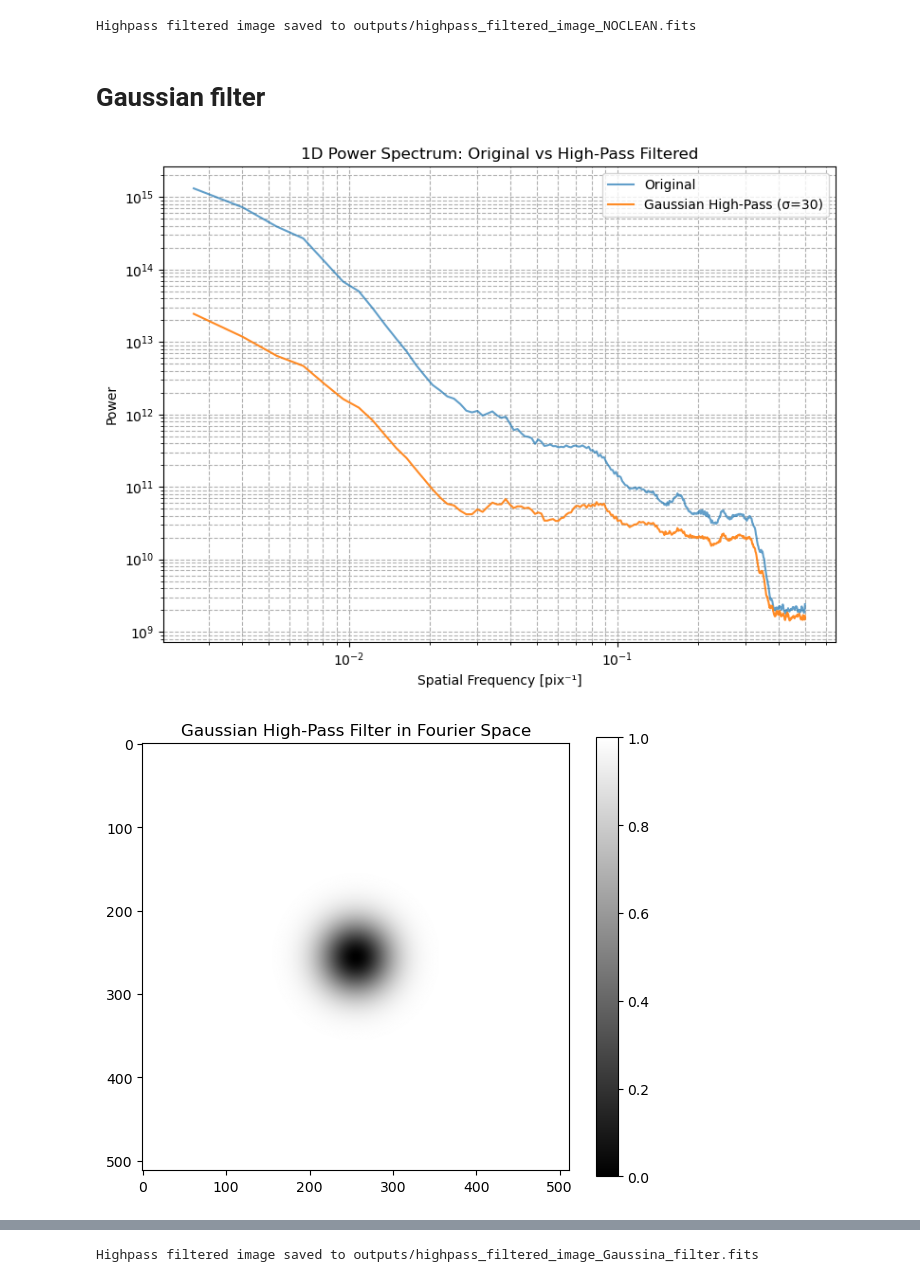
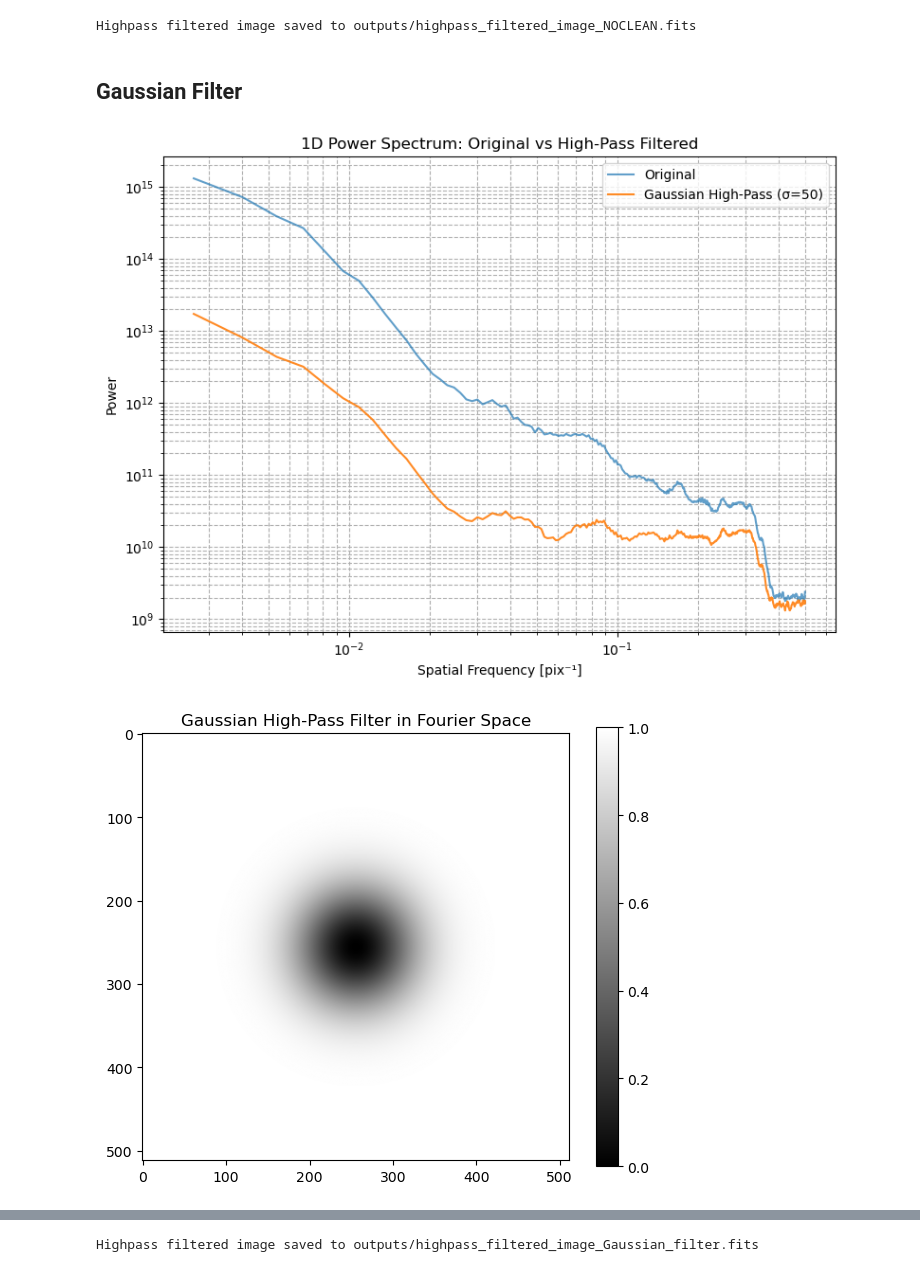
Before and after one commit to Leonardo-5/Speckle-Analisys-for-AO, a Jupyter notebook: speckle_FFT.ipynb, the cells around one changed output, grey strips where cells are left out. Saved outputs shown, nothing was run; the diff lists cells and outputs as text; code cells hidden in the pictures.

```diff
--- a/speckle_FFT.ipynb
+++ b/speckle_FFT.ipynb
@@ -29,7 +32,7 @@ custom_cmap = mcolors.LinearSegmentedColormap.from_list("DarkYellow", dark_yello
 gradient = np.linspace(0, 1, 256).reshape(1, -1)
 # %%
 # File containing the images
-file = (r"C:\Users\buonc\OneDrive - Alma Mater Studiorum Università di Bologna\Documents\Astrophysics and Cosmology\TESI\dati\Algol_1kHz_1_MMStack_Pos0.ome.tif")
+file = (r"C:\Users\buonc\OneDrive - Alma Mater Studiorum Università di Bologna\Documents\Astrophysics and Cosmology\TESI\dati\Algol_10kHz_1_MMStack_Pos0.ome.tif")
 
 immagini = tifffile.imread(file)
 
@@ -37,7 +40,7 @@ immagini = tifffile.imread(file)
 speckle_threshold=7000 #1100 #7000 #9500 #8000 #9000 #6500 #9000
 
 # Plate scale arcseconds/pixels
-plate_scale = 0.0376
+plate_scale = 0.0377 #0.0244*2 #0.0376*2 #0.0268 marzo #0.0244 febb #0.0376 #
 
 # Diffraction limit of the telescope
 aperture = 1.82                                                     # Aperture of the telescope (in meters)
@@ -45,10 +48,11 @@ wavelength = 700e-9                                                 # Reference
 
 diffraction_limit_radians = 2*1.22 * wavelength / aperture          # Diameter of the Airy disk
 diffraction_limit_arcseconds = diffraction_limit_radians * 206265
-print("Diffraction limit in arcseconds and pixels: ",diffraction_limit_arcseconds)
+print("Diffraction limit in arcseconds and pixels: ",diffraction_limit_arcseconds, diffraction_limit_arcseconds/plate_scale)
+print("Prima :", diffraction_limit_arcseconds/0.0376)
 
 #Radius used to check for speckles (in pixels)
-check_radius = int(diffraction_limit_arcseconds/plate_scale) #4 corrisponde al diametro del disco di airy in pixel
+check_radius = int(diffraction_limit_arcseconds/plate_scale) # corrisponde al diametro del disco di airy in pixel
 print ("Check radius in pixels: ", check_radius)
 
 def calculate_2dft(input):
@@ -121,26 +113,3 @@ hdul = fits.HDUList([hdu])
 hdul.writeto('outputs/composed_fft.fits', overwrite=True)
 # %% [output]
 [figure]
-# %%
-
-
-imagenumber = 500
-
-
-data = immagini[imagenumber]
-data_raw = data.copy()
-data_clean = data_raw.copy()
-background_level = np.median(data_raw)
-data = data_raw - background_level
-data[data < 0] = 0
-
-image = data.copy()
-
-ft = calculate_2dft(image)
-plt.subplot(121)
-plt.imshow(image)
-plt.axis("off")
-plt.subplot(122)
-plt.imshow(np.log(abs(ft)))
-plt.axis("off")
-plt.show()
@@ -636,7 +1041,7 @@ print(f"Highpass filtered image saved to {output_path}")
 [figure]
 Highpass filtered image saved to outputs/highpass_filtered_image_NOCLEAN.fits
 # %% [markdown]
-# Gaussian filter
+## Gaussian Filter
 # %%
 import numpy as np
 from astropy.io.fits import Header
@@ -682,7 +1087,7 @@ image = data.copy()
 
 # --------------------------------------------
 # Apply Gaussian High-Pass Filter
-sigma = 30  # Controls frequency cutoff sharpness
+sigma = 50  # Controls frequency cutoff sharpness higher = more tolerant
 highpass, hp_filter = gaussian_highpass_filter(image, sigma=sigma)
 
 # Clean filtered image
@@ -733,33 +1138,33 @@ plt.show()
 # plt.axvline(x=1/(0.209/plate_scale), color='blue', linestyle='--', label='Total Median')
 # plt.xlabel('Spatial Frequency [1/pixel]')
 # plt.ylabel('Power')
 # plt.title('Power Spectrum with Markers')
 # plt.grid(True)
 # plt.legend()
 # plt.show()
 
 # --------------------------------------------
 # 2D Fourier Transform Plot
 def plot_fourier_transform(image, title="2D Fourier Transform"):
     F_image = fft2(image)
     F_image_shifted = fftshift(F_image)
     magnitude = np.abs(F_image_shifted)
     plt.figure(figsize=(6, 6))
     plt.imshow(np.log(magnitude + 1), cmap='gray')
     plt.title(title)
     plt.colorbar()
     plt.tight_layout()
     plt.show()
 
 plot_fourier_transform(image, title="Original Image: 2D FFT")
 plot_fourier_transform(highpass, title="High-Pass Filtered Image: 2D FFT")
 
 
 # Save the highpass filtered image as a FITS file
 output_path = "outputs/highpass_filtered_image_Gaussian_filter.fits"
 fits.writeto(output_path, highpass, overwrite=True)
 print(f"Highpass filtered image saved to {output_path}")
 # %% [output]
-[figure, old version]
+[figure, new version]
-[figure, old version]
+[figure, new version]
 [figure]
@@ -767 +1172 @@ print(f"Highpass filtered image saved to {output_path}")
-Highpass filtered image saved to outputs/highpass_filtered_image_Gaussina_filter.fits
+Highpass filtered image saved to outputs/highpass_filtered_image_Gaussian_filter.fits
```
Also changed, not shown: parts of 23 cells of this notebook, 6 other files.
